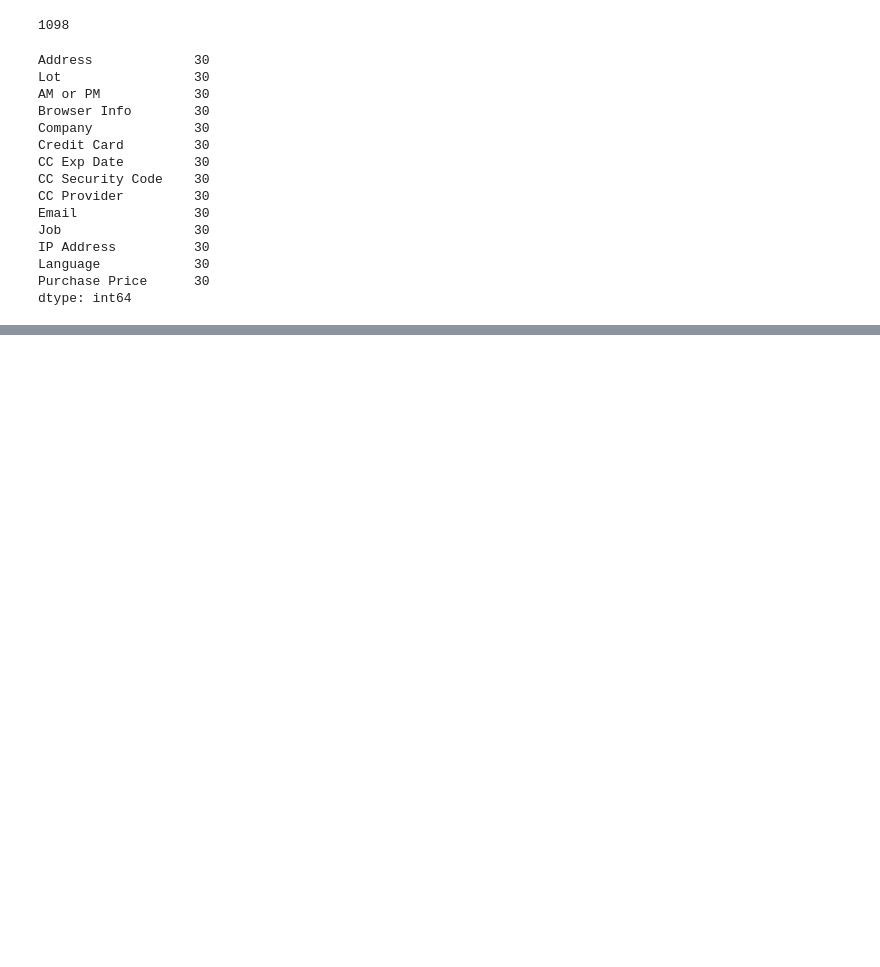
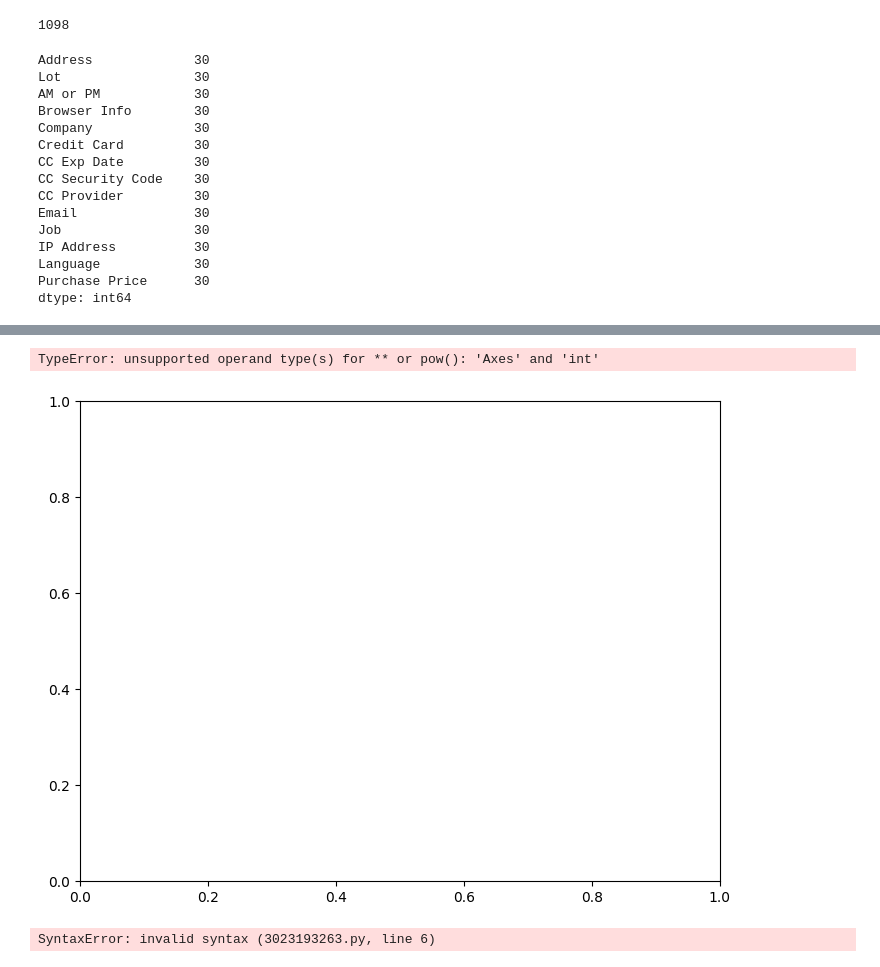
Before and after one commit to where-are-the-avocados/Data-Analysis, a Jupyter notebook: project_n2.ipynb, the cells around one changed output, grey strips where cells are left out. Saved outputs shown, nothing was run; the diff lists cells and outputs as text; code cells hidden in the pictures; blank space fills up the shorter version.

```diff
--- a/project_n2.ipynb
+++ b/project_n2.ipynb
@@ -1637,0 +1702,22 @@ dtype: int64
+# %%
+fig = plt.figure()
+
+ax = fig.add_axes([0,0,1,1])
+
+ax.plot(x,x**2,label="X Squared")
+ax.plot(x,x**3,label="X Cubed")
+
+ax.legend(loc=0)
+# %% [output]
+TypeError: unsupported operand type(s) for ** or pow(): 'Axes' and 'int'
+[figure, added]
+# %%
+fig = plt.figure()
+
+
+ax = fig.add_axes([0,0,1,1])
+
+ax.plot(x,y, color="#FF8C00",linewidth=, ld="s", marker="+",markersize=20,
+        markerfacecolor="yellow",markeredwidth=3,markeredgecolor="green")
+# %% [output]
+SyntaxError: invalid syntax (3023193263.py, line 6)
```
Also changed, not shown: parts of 59 cells of this notebook, 3 other files.
